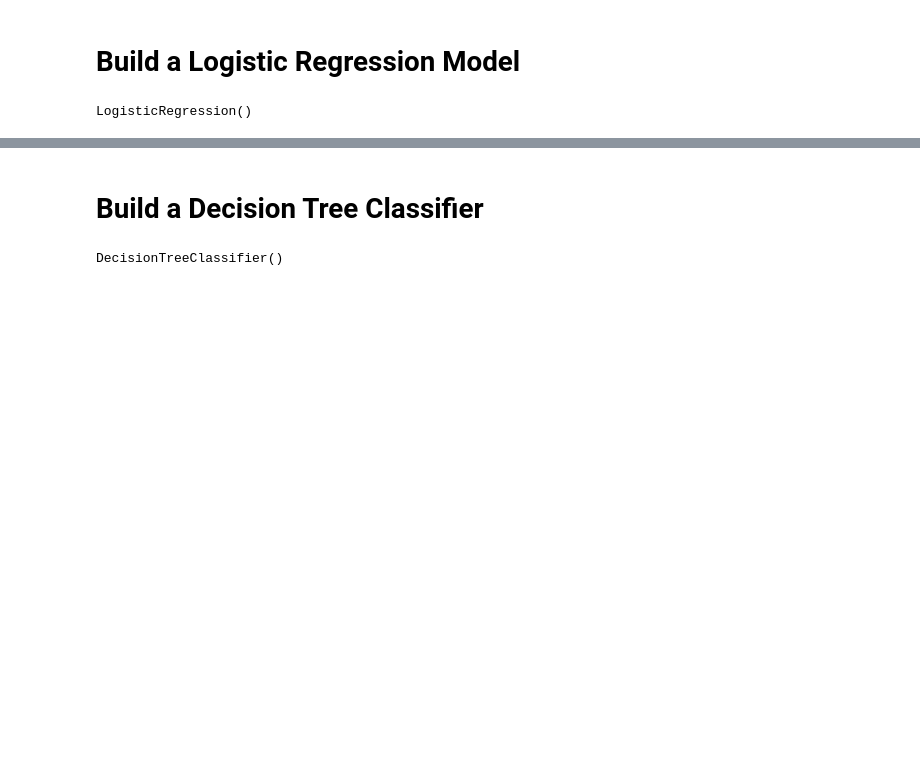
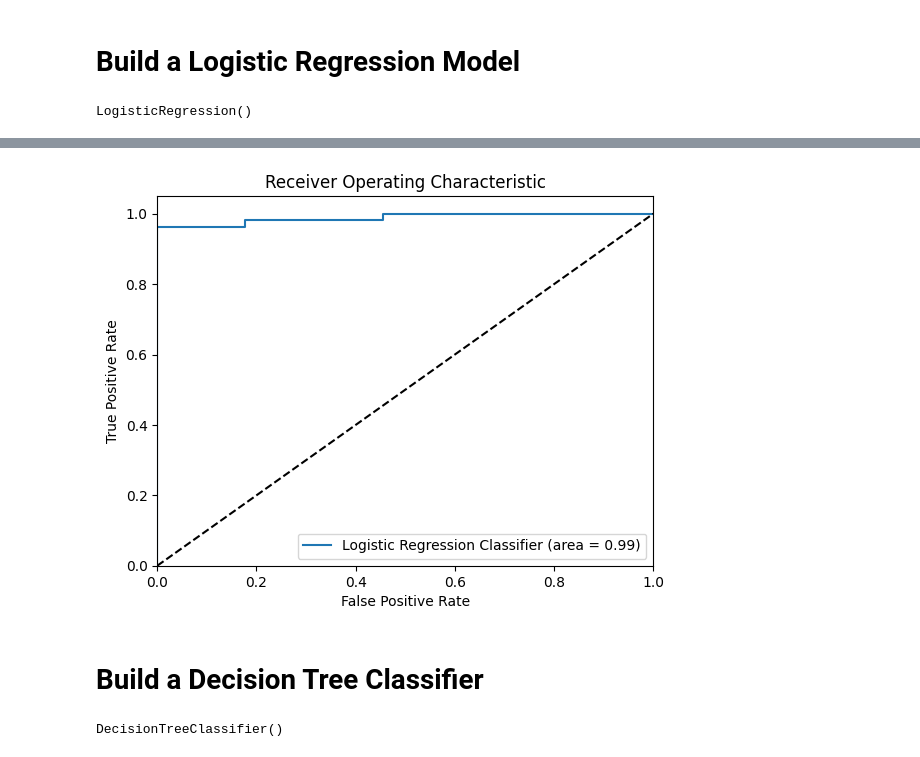
Before and after one commit to sweerasingha/breast_cancer_prediction, a Jupyter notebook: breast_cancer_prediction.ipynb, the cells around one changed output, grey strips where cells are left out. Cells and saved outputs as stored; diff of their text form; code cells hidden in the pictures; blank space fills up the shorter version.

```diff
--- a/breast_cancer_prediction.ipynb
+++ b/breast_cancer_prediction.ipynb
@@ -209,0 +219,4 @@ Predicted Values (Logistic Regression): [0 0 0 0 0 1 0 1 0 0 0 1 1 0 0 0 0 1 0 0
+# %%
+# ROC Curve and AUC for Logistic Regression
+logistic_regression_fpr, logistic_regression_tpr, thresholds = roc_curve(Y_test, logistic_regression_classifier.predict_proba(X_test)[:,1])
+logistic_regression_auc = auc(logistic_regression_fpr, logistic_regression_tpr)
@@ -210,3 +256,16 @@ Predicted Values (Logistic Regression): [0 0 0 0 0 1 0 1 0 0 0 1 1 0 0 0 0 1 0 0
+# %%
+plt.figure()
+plt.plot(logistic_regression_fpr, logistic_regression_tpr, label='Logistic Regression Classifier (area = %0.2f)' % logistic_regression_auc)
+plt.plot([0, 1], [0, 1], 'k--')  # Dashed diagonal line
+plt.xlim([0.0, 1.0])
+plt.ylim([0.0, 1.05])
+plt.xlabel('False Positive Rate')
+plt.ylabel('True Positive Rate')
+plt.title('Receiver Operating Characteristic')
+plt.legend(loc='lower right')
+plt.show()
+# %% [output]
+[figure, added]
 # %% [markdown]
 # Build a Decision Tree Classifier
 # %%
```
Also changed, not shown: parts of 46 cells of this notebook.
